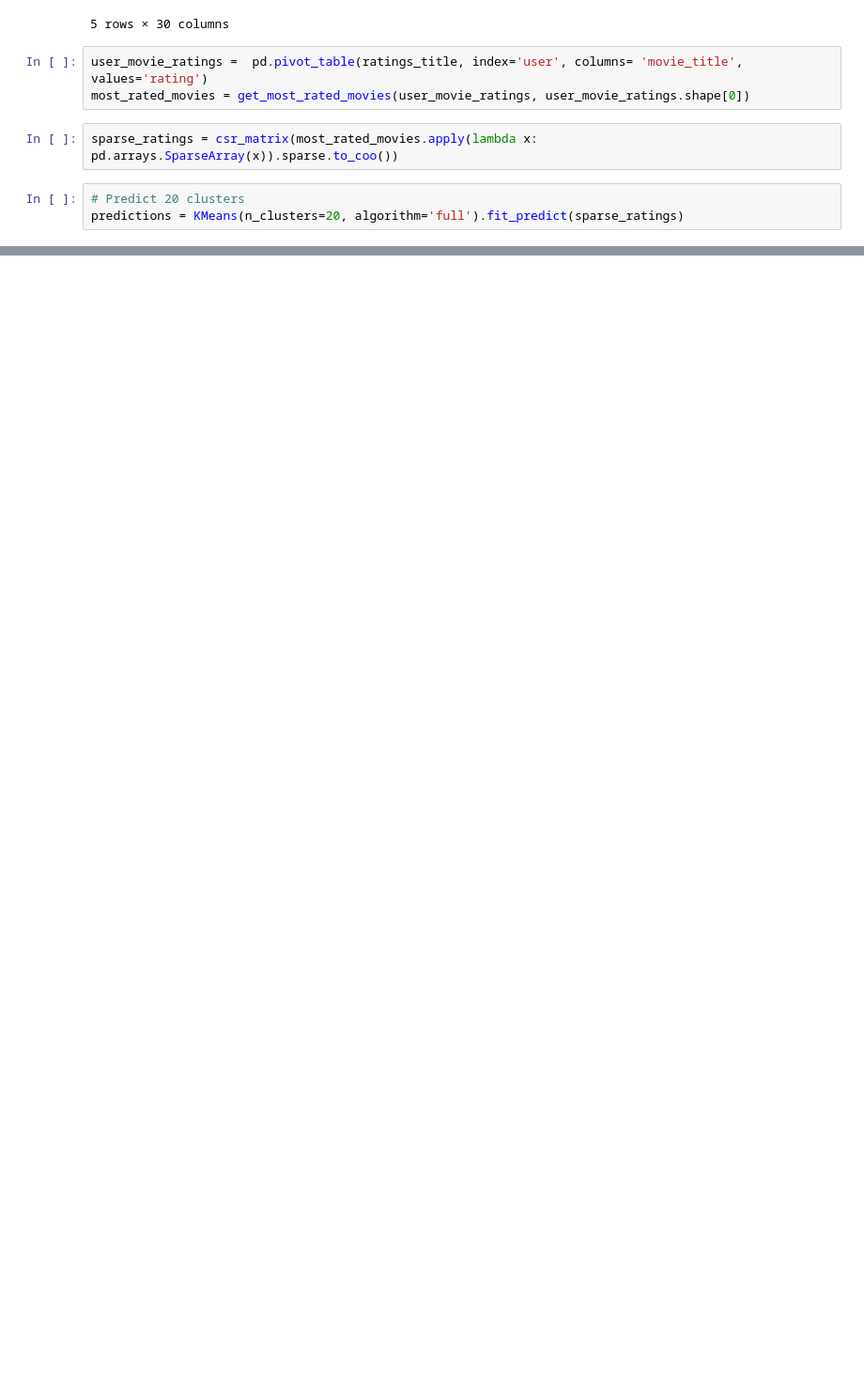
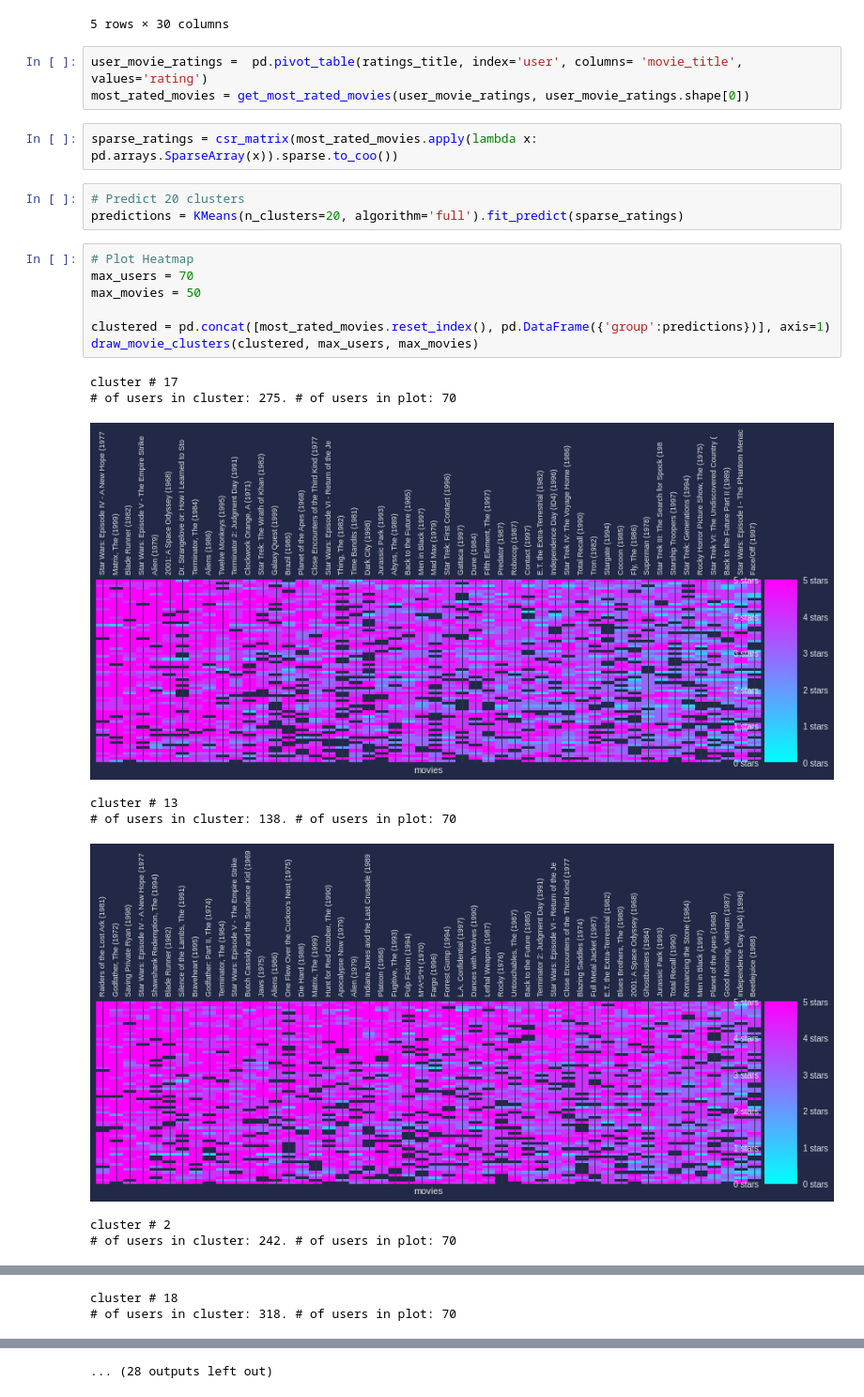
Before and after one commit to branlindsey/movie_recommender, a Jupyter notebook: knn.ipynb, the cells around one changed output, grey strips where cells are left out. Shown at 94% size. Drawn from its saved outputs; the diff is of its cells as text; blank space fills up the shorter version.

Commit message:
finish cluster

```diff
--- a/knn.ipynb
+++ b/knn.ipynb
@@ -114,3 +114,19 @@ sparse_ratings = csr_matrix(most_rated_movies.apply(lambda x: pd.arrays.SparseAr
 # %%
 # Predict 20 clusters
 predictions = KMeans(n_clusters=20, algorithm='full').fit_predict(sparse_ratings)
+# %%
+# Plot Heatmap
+max_users = 70
+max_movies = 50
+
+clustered = pd.concat([most_rated_movies.reset_index(), pd.DataFrame({'group':predictions})], axis=1)
+draw_movie_clusters(clustered, max_users, max_movies)
+# %% [output]
+cluster # 17
+# of users in cluster: 275. # of users in plot: 70
+[figure, added]
+cluster # 13
+# of users in cluster: 138. # of users in plot: 70
+[figure, added]
+cluster # 2
+# of users in cluster: 242. # of users in plot: 70
@@ -116,0 +134,2 @@ predictions = KMeans(n_clusters=20, algorithm='full').fit_predict(sparse_ratings
+cluster # 18
+# of users in cluster: 318. # of users in plot: 70
@@ -116,0 +143 @@ predictions = KMeans(n_clusters=20, algorithm='full').fit_predict(sparse_ratings
+... (28 outputs left out)
```
Also changed, not shown: parts of 7 cells of this notebook, 1 other file.
